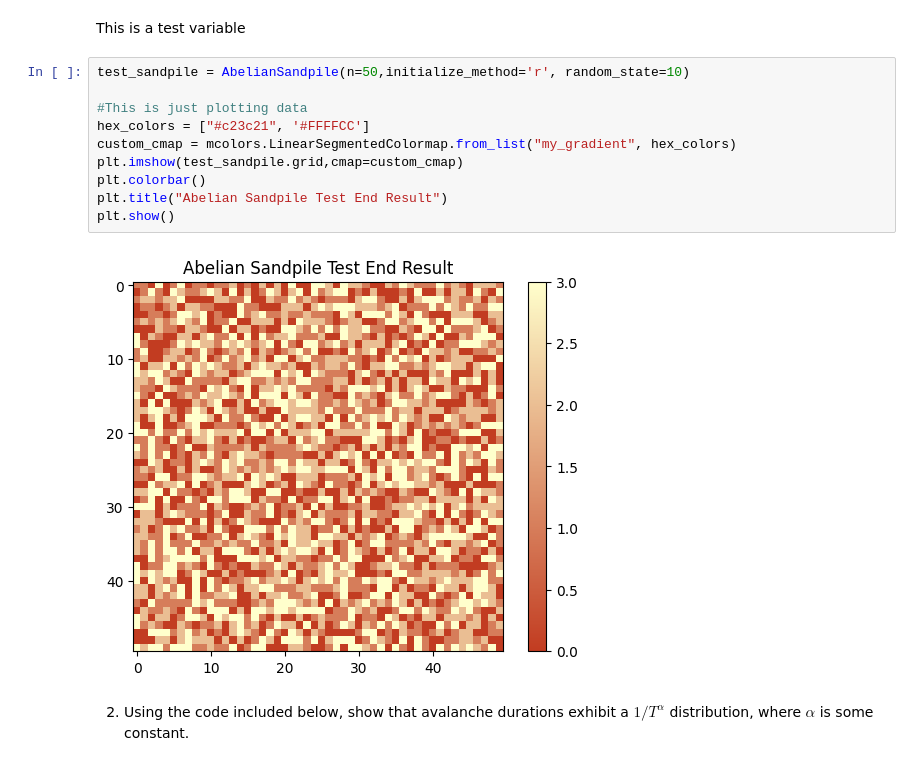
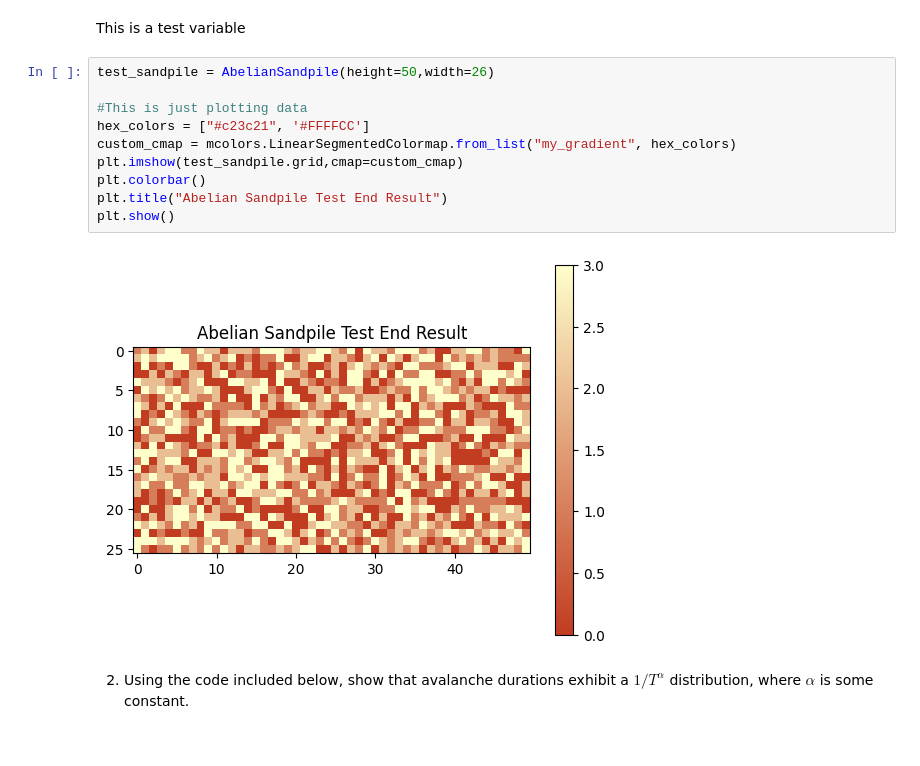
Before and after one commit to JudahB11/Comp-Phys-HW, a Jupyter notebook: Judah_Byars_Cellular_Automata.ipynb, the cells around one changed output. Drawn from its saved outputs; the diff is of its cells as text.

```diff
--- a/Judah_Byars_Cellular_Automata.ipynb
+++ b/Judah_Byars_Cellular_Automata.ipynb
@@ -162,17 +164,17 @@ class AbelianSandpile:
 # %% [markdown]
 This is a test variable
 # %%
-test_sandpile = AbelianSandpile(n=50,initialize_method='r', random_state=10)
+test_sandpile = AbelianSandpile(height=50,width=26)
 
 #This is just plotting data
 hex_colors = ["#c23c21", '#FFFFCC']
 custom_cmap = mcolors.LinearSegmentedColormap.from_list("my_gradient", hex_colors)
 plt.imshow(test_sandpile.grid,cmap=custom_cmap)
 plt.colorbar()
 plt.title("Abelian Sandpile Test End Result")
 plt.show()
 # %% [output]
-[figure, old version]
+[figure, new version]
 # %% [markdown]
 
 2. Using the code included below, show that avalanche durations exhibit a $1/T^\alpha$ distribution, where $\alpha$ is some constant.
```
Also changed, not shown: parts of 7 cells of this notebook, 2 other files.
